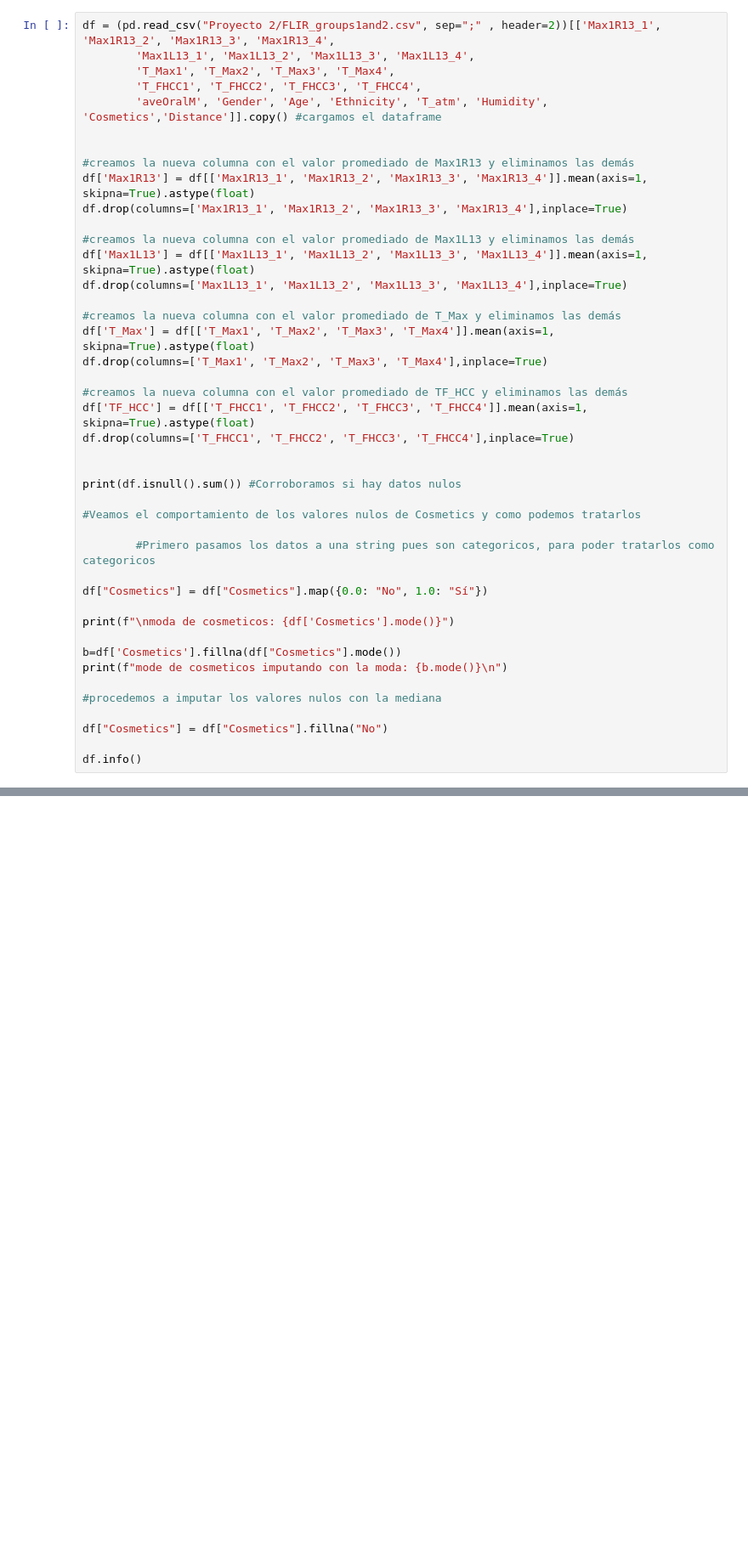
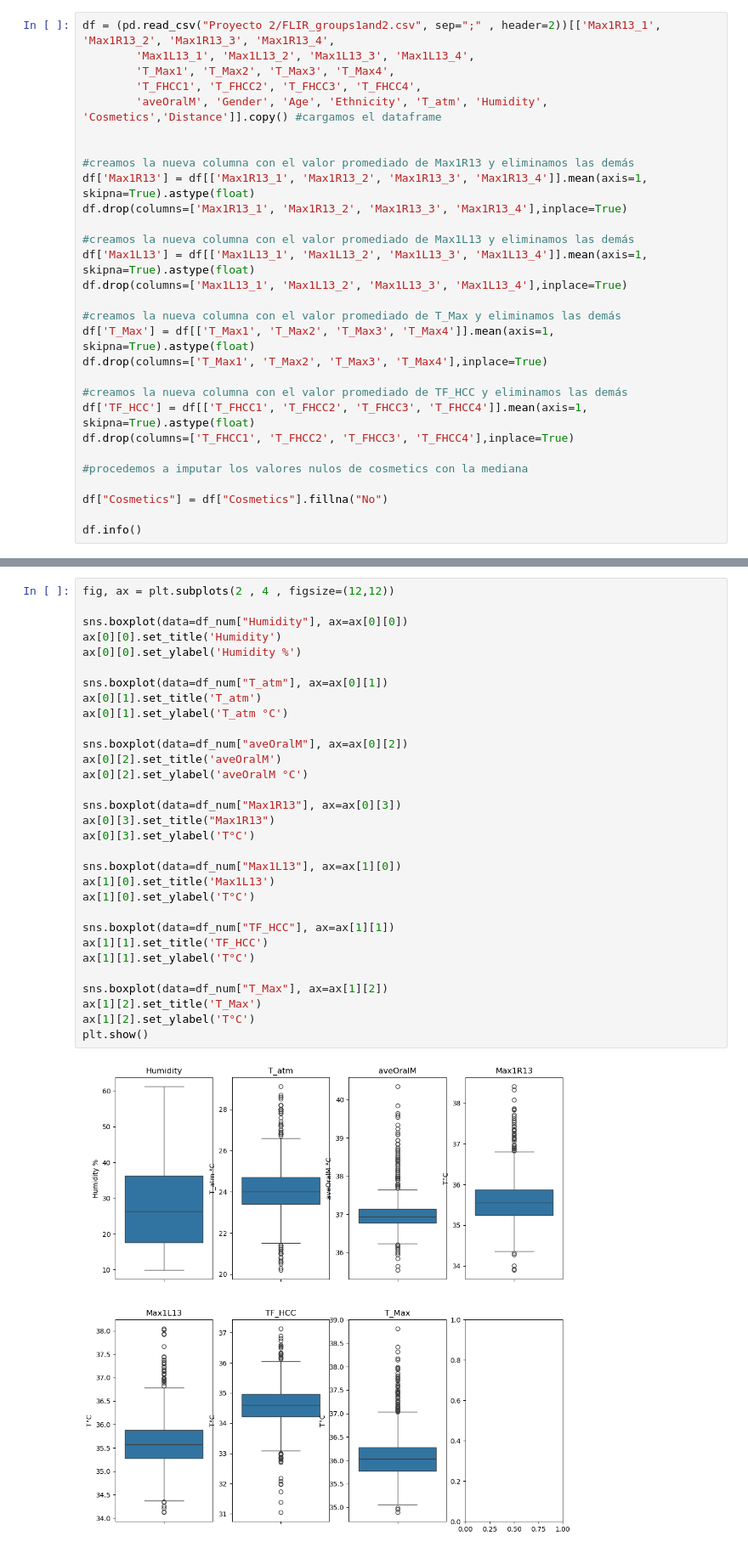
Before and after one commit to RisingNP/proyecto-2-probabilidad, a Jupyter notebook: Codigo.ipynb, the cells around one changed output, grey strips where cells are left out. Shown at 85% size. Saved outputs shown, nothing was run; the diff lists cells and outputs as text; blank space fills up the shorter version.

```diff
--- a/Codigo.ipynb
+++ b/Codigo.ipynb
@@ -175,21 +188,7 @@ df.drop(columns=['T_Max1', 'T_Max2', 'T_Max3', 'T_Max4'],inplace=True)
 df['TF_HCC'] = df[['T_FHCC1', 'T_FHCC2', 'T_FHCC3', 'T_FHCC4']].mean(axis=1, skipna=True).astype(float)
 df.drop(columns=['T_FHCC1', 'T_FHCC2', 'T_FHCC3', 'T_FHCC4'],inplace=True)
 
-
-print(df.isnull().sum()) #Corroboramos si hay datos nulos
-
-#Veamos el comportamiento de los valores nulos de Cosmetics y como podemos tratarlos
-
-        #Primero pasamos los datos a una string pues son categoricos, para poder tratarlos como categoricos
-
-df["Cosmetics"] = df["Cosmetics"].map({0.0: "No", 1.0: "Sí"})
-
-print(f"\nmoda de cosmeticos: {df['Cosmetics'].mode()}")
-
-b=df['Cosmetics'].fillna(df["Cosmetics"].mode())
-print(f"mode de cosmeticos imputando con la moda: {b.mode()}\n")
-
-#procedemos a imputar los valores nulos con la mediana
+#procedemos a imputar los valores nulos de cosmetics con la mediana
 
 df["Cosmetics"] = df["Cosmetics"].fillna("No")
 
@@ -214,0 +277,33 @@ memory usage: 95.8+ KB
+# %%
+fig, ax = plt.subplots(2 , 4 , figsize=(12,12))
+
+sns.boxplot(data=df_num["Humidity"], ax=ax[0][0])
+ax[0][0].set_title('Humidity')
+ax[0][0].set_ylabel('Humidity %')
+
+sns.boxplot(data=df_num["T_atm"], ax=ax[0][1])
+ax[0][1].set_title('T_atm')
+ax[0][1].set_ylabel('T_atm °C')
+
+sns.boxplot(data=df_num["aveOralM"], ax=ax[0][2])
+ax[0][2].set_title('aveOralM')
+ax[0][2].set_ylabel('aveOralM °C')
+
+sns.boxplot(data=df_num["Max1R13"], ax=ax[0][3])
+ax[0][3].set_title("Max1R13")
+ax[0][3].set_ylabel('T°C')
+
+sns.boxplot(data=df_num["Max1L13"], ax=ax[1][0])
+ax[1][0].set_title('Max1L13')
+ax[1][0].set_ylabel('T°C')
+
+sns.boxplot(data=df_num["TF_HCC"], ax=ax[1][1])
+ax[1][1].set_title('TF_HCC')
+ax[1][1].set_ylabel('T°C')
+
+sns.boxplot(data=df_num["T_Max"], ax=ax[1][2])
+ax[1][2].set_title('T_Max')
+ax[1][2].set_ylabel('T°C')
+plt.show()
+# %% [output]
+[figure, added]
```
Also changed, not shown: parts of 13 cells of this notebook, 2 other files.
